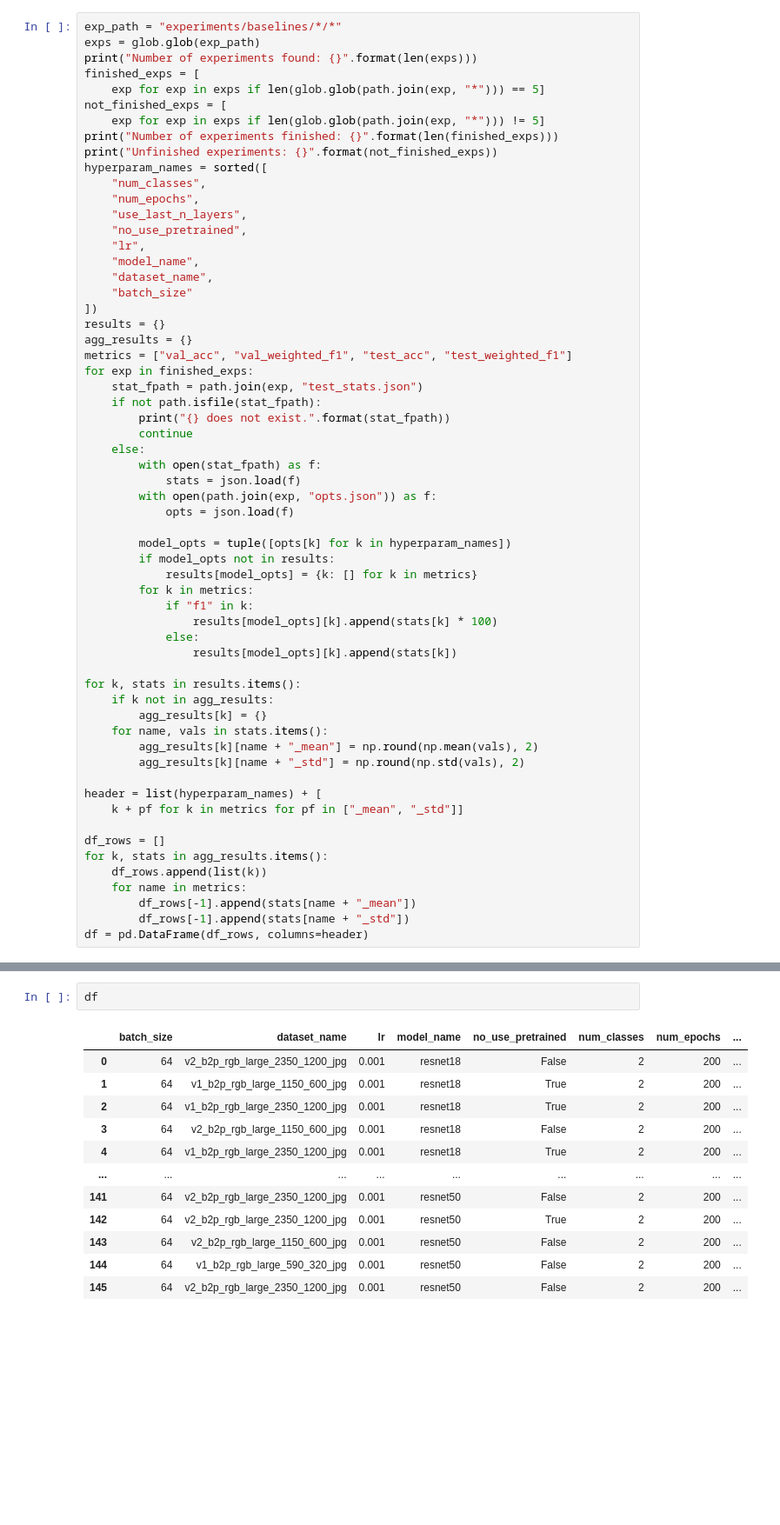
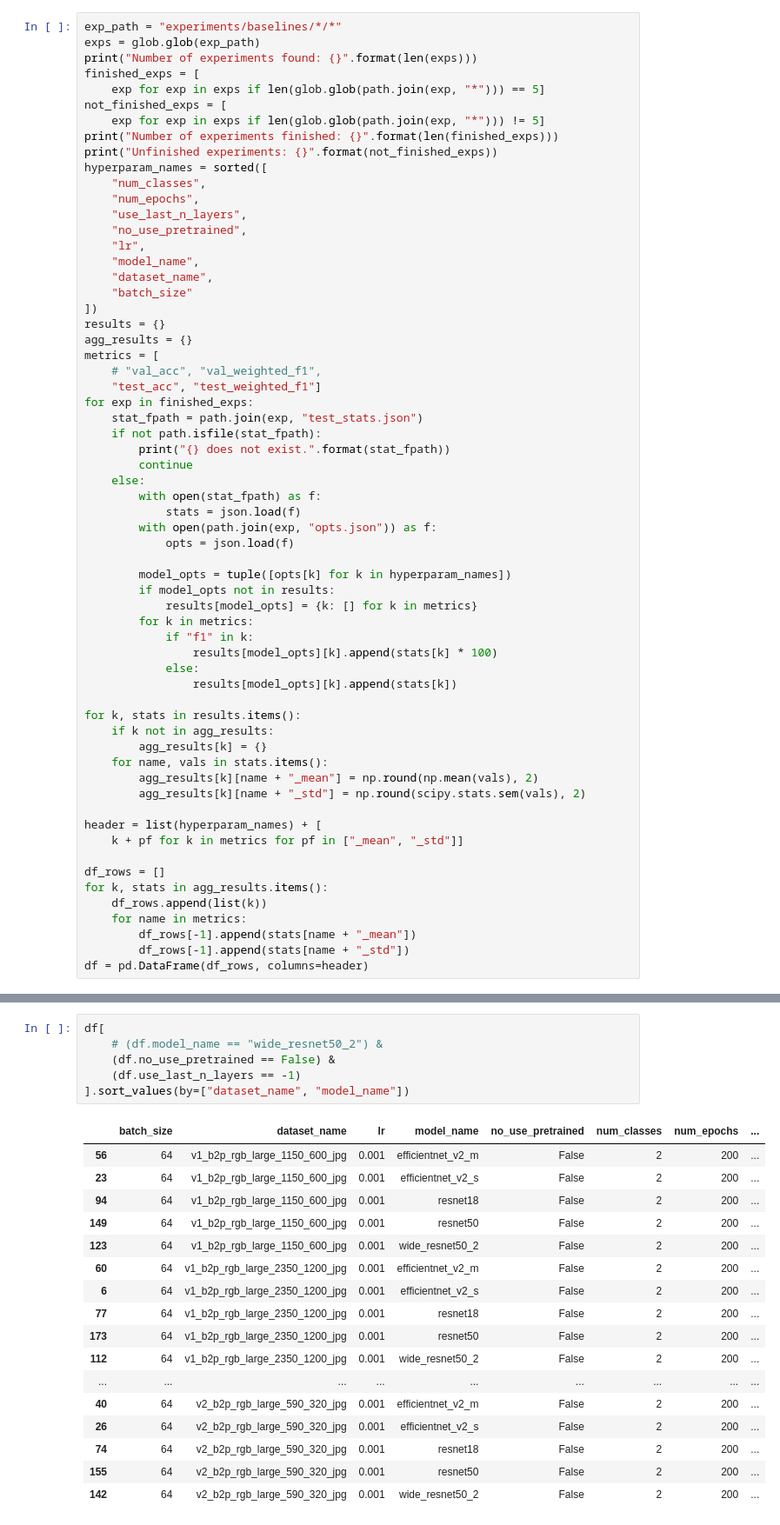
Before and after one commit to narthnil/b2p-siteident, a Jupyter notebook: analyse baseline.ipynb, the cells around one changed output, grey strips where cells are left out. Shown at 87% size. Drawn from its saved outputs; the diff is of its cells as text; blank space fills up the shorter version.

```diff
--- a/Untitled.ipynb
+++ b/analyse baseline.ipynb
@@ -28,7 +29,9 @@ hyperparam_names = sorted([
 ])
 results = {}
 agg_results = {}
-metrics = ["val_acc", "val_weighted_f1", "test_acc", "test_weighted_f1"]
+metrics = [
+    # "val_acc", "val_weighted_f1",
+    "test_acc", "test_weighted_f1"]
 for exp in finished_exps:
     stat_fpath = path.join(exp, "test_stats.json")
     if not path.isfile(stat_fpath):
@@ -54,7 +57,7 @@ for k, stats in results.items():
         agg_results[k] = {}
     for name, vals in stats.items():
         agg_results[k][name + "_mean"] = np.round(np.mean(vals), 2)
-        agg_results[k][name + "_std"] = np.round(np.std(vals), 2)
+        agg_results[k][name + "_std"] = np.round(scipy.stats.sem(vals), 2)
 
 header = list(hyperparam_names) + [
     k + pf for k in metrics for pf in ["_mean", "_std"]]
@@ -72,16 +75,25 @@ Number of experiments finished: 438
 Unfinished experiments: []
 # %%
-df
+df[
+    # (df.model_name == "wide_resnet50_2") &
+    (df.no_use_pretrained == False) &
+    (df.use_last_n_layers == -1)
+].sort_values(by=["dataset_name", "model_name"])
 # %% [output]
 |  | batch_size | dataset_name | lr | model_name | no_use_pretrained | num_classes | num_epochs | ... |
-| 0 | 64 | v2_b2p_rgb_large_2350_1200_jpg | 0.001 | resnet18 | False | 2 | 200 | ... |
-| 1 | 64 | v1_b2p_rgb_large_1150_600_jpg | 0.001 | resnet18 | True | 2 | 200 | ... |
-| 2 | 64 | v1_b2p_rgb_large_2350_1200_jpg | 0.001 | resnet18 | True | 2 | 200 | ... |
-| 3 | 64 | v2_b2p_rgb_large_1150_600_jpg | 0.001 | resnet18 | False | 2 | 200 | ... |
-| 4 | 64 | v1_b2p_rgb_large_2350_1200_jpg | 0.001 | resnet18 | True | 2 | 200 | ... |
+| 56 | 64 | v1_b2p_rgb_large_1150_600_jpg | 0.001 | efficientnet_v2_m | False | 2 | 200 | ... |
+| 23 | 64 | v1_b2p_rgb_large_1150_600_jpg | 0.001 | efficientnet_v2_s | False | 2 | 200 | ... |
+| 94 | 64 | v1_b2p_rgb_large_1150_600_jpg | 0.001 | resnet18 | False | 2 | 200 | ... |
+| 149 | 64 | v1_b2p_rgb_large_1150_600_jpg | 0.001 | resnet50 | False | 2 | 200 | ... |
+| 123 | 64 | v1_b2p_rgb_large_1150_600_jpg | 0.001 | wide_resnet50_2 | False | 2 | 200 | ... |
+| 60 | 64 | v1_b2p_rgb_large_2350_1200_jpg | 0.001 | efficientnet_v2_m | False | 2 | 200 | ... |
+| 6 | 64 | v1_b2p_rgb_large_2350_1200_jpg | 0.001 | efficientnet_v2_s | False | 2 | 200 | ... |
+| 77 | 64 | v1_b2p_rgb_large_2350_1200_jpg | 0.001 | resnet18 | False | 2 | 200 | ... |
+| 173 | 64 | v1_b2p_rgb_large_2350_1200_jpg | 0.001 | resnet50 | False | 2 | 200 | ... |
+| 112 | 64 | v1_b2p_rgb_large_2350_1200_jpg | 0.001 | wide_resnet50_2 | False | 2 | 200 | ... |
 | ... | ... | ... | ... | ... | ... | ... | ... | ... |
-| 141 | 64 | v2_b2p_rgb_large_2350_1200_jpg | 0.001 | resnet50 | False | 2 | 200 | ... |
-| 142 | 64 | v2_b2p_rgb_large_2350_1200_jpg | 0.001 | resnet50 | True | 2 | 200 | ... |
-| 143 | 64 | v2_b2p_rgb_large_1150_600_jpg | 0.001 | resnet50 | False | 2 | 200 | ... |
-| 144 | 64 | v1_b2p_rgb_large_590_320_jpg | 0.001 | resnet50 | False | 2 | 200 | ... |
-| 145 | 64 | v2_b2p_rgb_large_2350_1200_jpg | 0.001 | resnet50 | False | 2 | 200 | ... |
+| 40 | 64 | v2_b2p_rgb_large_590_320_jpg | 0.001 | efficientnet_v2_m | False | 2 | 200 | ... |
+| 26 | 64 | v2_b2p_rgb_large_590_320_jpg | 0.001 | efficientnet_v2_s | False | 2 | 200 | ... |
+| 74 | 64 | v2_b2p_rgb_large_590_320_jpg | 0.001 | resnet18 | False | 2 | 200 | ... |
+| 155 | 64 | v2_b2p_rgb_large_590_320_jpg | 0.001 | resnet50 | False | 2 | 200 | ... |
+| 142 | 64 | v2_b2p_rgb_large_590_320_jpg | 0.001 | wide_resnet50_2 | False | 2 | 200 | ... |
```
Also changed, not shown: parts of 3 cells of this notebook, 11 other files.
